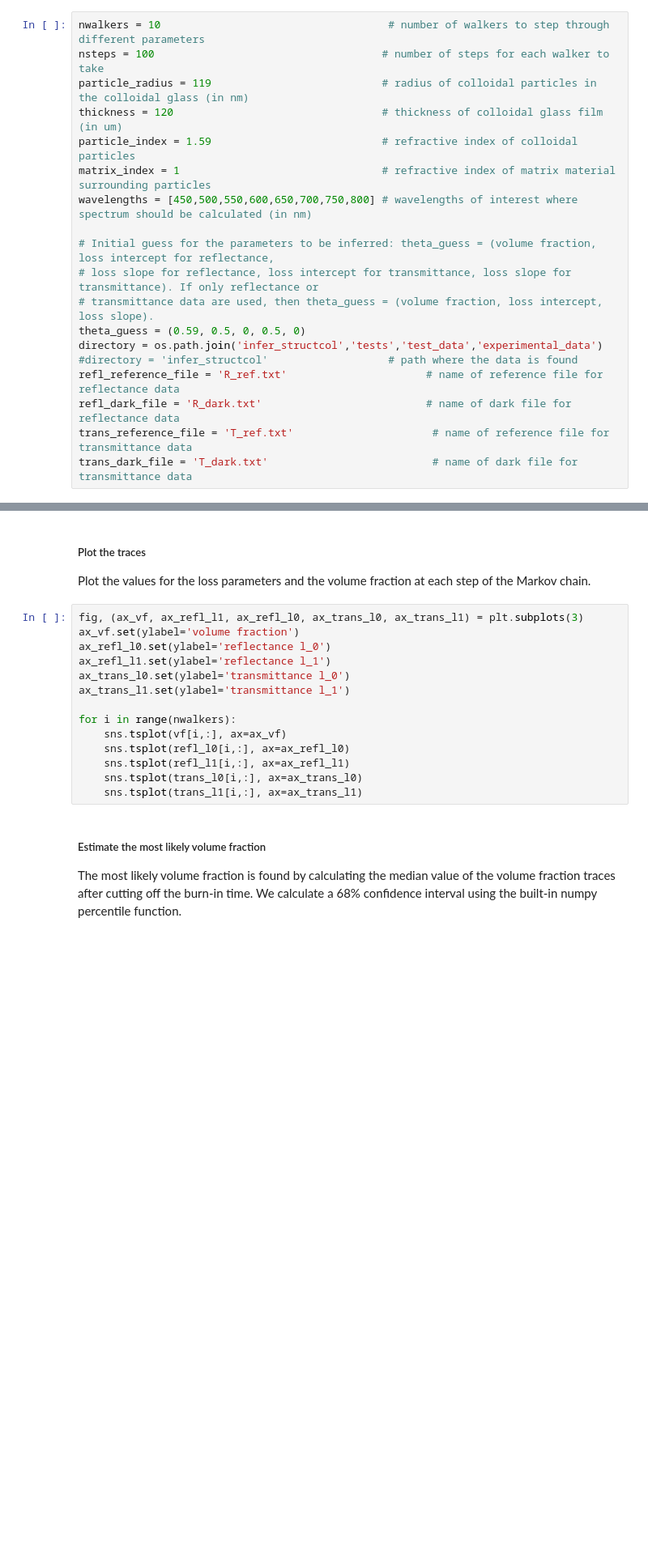
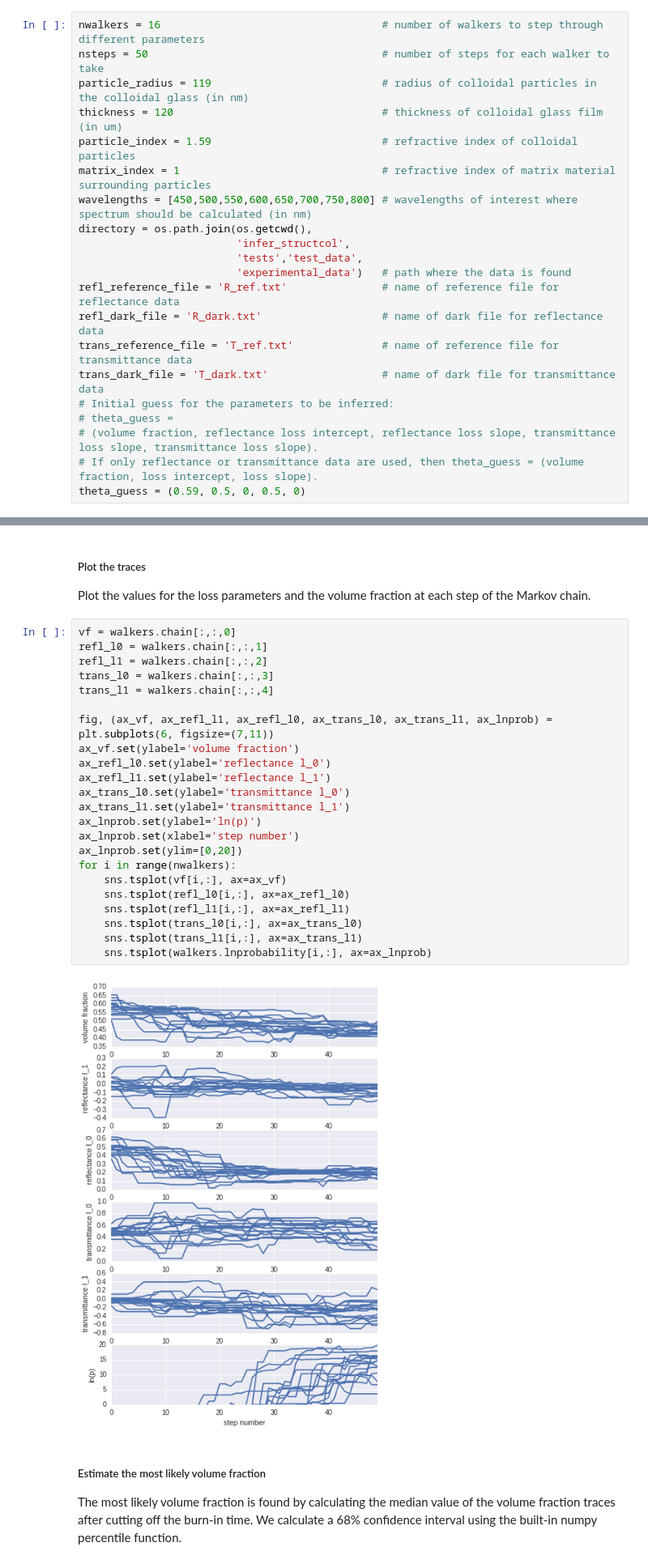
Before and after one commit to phys201/infer_structcol, a Jupyter notebook: tutorial.ipynb, the cells around one changed output, grey strips where cells are left out. Shown at 81% size. Saved outputs shown, nothing was run; the diff lists cells and outputs as text; blank space fills up the shorter version.

Commit message:
updated tests, updated tutorial, fixed inference bugs

```diff
--- a/tutorial.ipynb
+++ b/tutorial.ipynb
@@ -16,24 +16,26 @@ import infer_structcol as ifs
 # %% [markdown]
 ## Set parameters
 # %%
-nwalkers = 10                                    # number of walkers to step through different parameters
-nsteps = 100                                    # number of steps for each walker to take
+nwalkers = 16                                   # number of walkers to step through different parameters
+nsteps = 50                                     # number of steps for each walker to take
 particle_radius = 119                           # radius of colloidal particles in the colloidal glass (in nm)
 thickness = 120                                 # thickness of colloidal glass film (in um)
 particle_index = 1.59                           # refractive index of colloidal particles
 matrix_index = 1                                # refractive index of matrix material surrounding particles
 wavelengths = [450,500,550,600,650,700,750,800] # wavelengths of interest where spectrum should be calculated (in nm)
-
-# Initial guess for the parameters to be inferred: theta_guess = (volume fraction, loss intercept for reflectance,
-# loss slope for reflectance, loss intercept for transmittance, loss slope for transmittance). If only reflectance or
-# transmittance data are used, then theta_guess = (volume fraction, loss intercept, loss slope).
+directory = os.path.join(os.getcwd(),
+                         'infer_structcol',
+                         'tests','test_data',
+                         'experimental_data')   # path where the data is found
+refl_reference_file = 'R_ref.txt'               # name of reference file for reflectance data
+refl_dark_file = 'R_dark.txt'                   # name of dark file for reflectance data
+trans_reference_file = 'T_ref.txt'              # name of reference file for transmittance data
+trans_dark_file = 'T_dark.txt'                  # name of dark file for transmittance data
+# Initial guess for the parameters to be inferred:
+# theta_guess =
+# (volume fraction, reflectance loss intercept, reflectance loss slope, transmittance loss slope, transmittance loss slope).
+# If only reflectance or transmittance data are used, then theta_guess = (volume fraction, loss intercept, loss slope).
 theta_guess = (0.59, 0.5, 0, 0.5, 0)
-directory = os.path.join('infer_structcol','tests','test_data','experimental_data')
-#directory = 'infer_structcol'                   # path where the data is found
-refl_reference_file = 'R_ref.txt'                      # name of reference file for reflectance data
-refl_dark_file = 'R_dark.txt'                          # name of dark file for reflectance data
-trans_reference_file = 'T_ref.txt'                      # name of reference file for transmittance data
-trans_dark_file = 'T_dark.txt'                          # name of dark file for transmittance data
 # %% [markdown]
 ## Infer parameters
 ##### Convert raw data into a normalized spectrum and load it
@@ -94,19 +76,30 @@ trans_l1 = np.loadtxt('walkers_chain_trans_l1_nwalk' + str(nwalkers) + '_nstep'
 ##### Plot the traces
 Plot the values for the loss parameters and the volume fraction at each step of the Markov chain.
 # %%
-fig, (ax_vf, ax_refl_l1, ax_refl_l0, ax_trans_l0, ax_trans_l1) = plt.subplots(3)
+vf = walkers.chain[:,:,0]
+refl_l0 = walkers.chain[:,:,1]
+refl_l1 = walkers.chain[:,:,2]
+trans_l0 = walkers.chain[:,:,3]
+trans_l1 = walkers.chain[:,:,4]
+
+fig, (ax_vf, ax_refl_l1, ax_refl_l0, ax_trans_l0, ax_trans_l1, ax_lnprob) = plt.subplots(6, figsize=(7,11))
 ax_vf.set(ylabel='volume fraction')
 ax_refl_l0.set(ylabel='reflectance l_0')
 ax_refl_l1.set(ylabel='reflectance l_1')
 ax_trans_l0.set(ylabel='transmittance l_0')
 ax_trans_l1.set(ylabel='transmittance l_1')
-
+ax_lnprob.set(ylabel='ln(p)')
+ax_lnprob.set(xlabel='step number')
+ax_lnprob.set(ylim=[0,20])
 for i in range(nwalkers):
     sns.tsplot(vf[i,:], ax=ax_vf)
     sns.tsplot(refl_l0[i,:], ax=ax_refl_l0)
     sns.tsplot(refl_l1[i,:], ax=ax_refl_l1)
     sns.tsplot(trans_l0[i,:], ax=ax_trans_l0)
     sns.tsplot(trans_l1[i,:], ax=ax_trans_l1)
+    sns.tsplot(walkers.lnprobability[i,:], ax=ax_lnprob)
+# %% [output]
+[figure, added]
 # %% [markdown]
 ##### Estimate the most likely volume fraction
 
```
Also changed, not shown: parts of 8 cells of this notebook, 5 other files.
